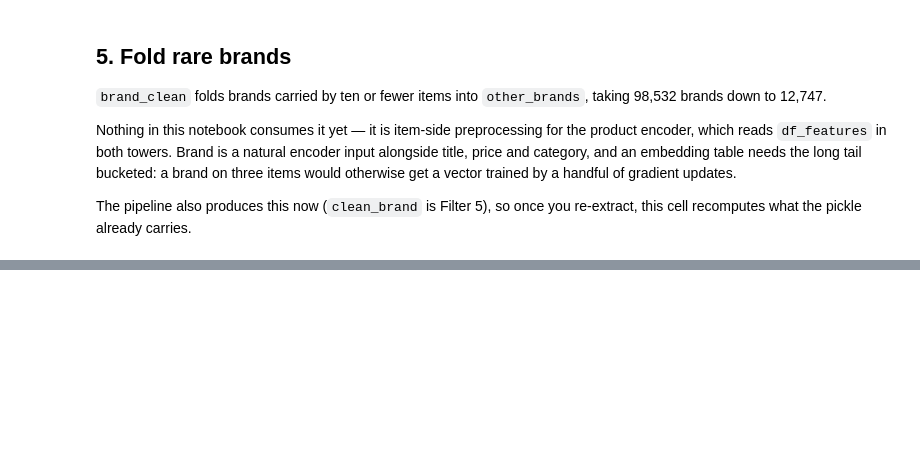
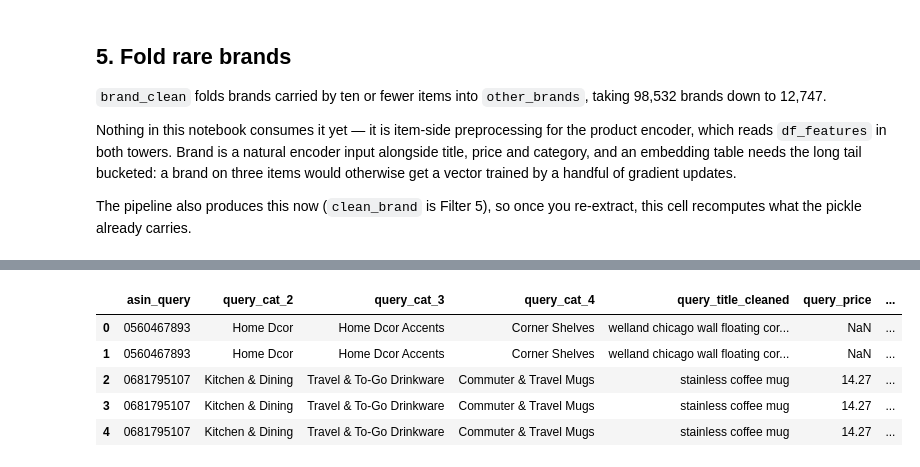
Before and after one commit to flamesmith/RecSystem, a Jupyter notebook: ttn/ttn_complementary.ipynb, the cells around one changed output, grey strips where cells are left out. Drawn from its saved outputs; the diff is of its cells as text; code cells hidden in the pictures; blank space fills up the shorter version.

```diff
--- a/ttn/ttn_complementary.ipynb
+++ b/ttn/ttn_complementary.ipynb
@@ -325,8 +341,18 @@ table_1 = directed_pairs("asinA", A_CATS, "asinB", B_CATS)   # asinA is source
 table_2 = directed_pairs("asinB", B_CATS, "asinA", A_CATS)   # asinB is source
 
 tower_pairs = pd.concat([table_1, table_2], ignore_index=True)
-for c in QUERY_CATS + TARGET_CATS:
-    tower_pairs[c] = tower_pairs[c].astype("category")
+
+# One shared category vocabulary per level, applied to BOTH sides.
+# Casting each column independently would give each its own category list, and
+# that breaks two things: `query_cat_3 == target_cat_3` raises "Categoricals can
+# only be compared if 'categories' are the same", and -- the real hazard -- the
+# .cat.codes disagree, so the same category would index a different row of a
+# shared embedding table depending on which tower it fed.
+for query_col, target_col in zip(QUERY_CATS, TARGET_CATS):
+    level = pd.CategoricalDtype(
+        sorted(set(tower_pairs[query_col]) | set(tower_pairs[target_col])))
+    tower_pairs[query_col] = tower_pairs[query_col].astype(level)
+    tower_pairs[target_col] = tower_pairs[target_col].astype(level)
 
 print(f"table 1 (asinA -> asinB) : {len(table_1):>12,}")
 print(f"table 2 (asinB -> asinA) : {len(table_2):>12,}")
@@ -336,6 +362,12 @@ print(f"distinct query items   : {tower_pairs['asin_query'].nunique():,}")
 print(f"distinct target items  : {tower_pairs['asin_target'].nunique():,}")
 print(f"memory                 : "
       f"{tower_pairs.memory_usage(deep=True).sum() / 1e6:,.0f} MB")
+
+# Both sides of a level now share one vocabulary, so they compare directly and
+# their codes mean the same thing in either tower.
+same_cat_3 = (tower_pairs["query_cat_3"] == tower_pairs["target_cat_3"])
+print(f"\nquery and target in the same cat_3 : {same_cat_3.sum():,} "
+      f"({same_cat_3.mean():.1%})")
 tower_pairs.head(10)
 # %% [output]
 table 1 (asinA -> asinB) :    1,458,143
@@ -402,0 +491,65 @@ print(df_features["brand_clean"].value_counts().head(10))
+# %%
+# --- Item attributes, one row per asin ------------------------------------
+# Source column in df_features -> the name it takes in tower_pairs.
+ITEM_ATTRS = {
+    "title_cleaned": "title_cleaned",
+    "price": "price",
+    "brand_clean": "brand_clean",
+    "Color": "color",
+    "Features": "features",
+    "Material": "material",
+    "Product_Type": "product_type",
+}
+CATEGORICAL_ITEM_ATTRS = ["title_cleaned", "brand_clean",
+                          "color", "features", "material", "product_type"]
+
+item_attrs = (df_features[["asin"] + list(ITEM_ATTRS)]
+              .rename(columns=ITEM_ATTRS))
+
+# '$37.00' -> 37.00, and the scraped-CSS values -> NaN
+item_attrs["price"] = pd.to_numeric(
+    item_attrs["price"].astype(str).str.replace(r"[$,]", "", regex=True),
+    errors="coerce",
+)
+print(f"price parsed : {item_attrs['price'].notna().sum():,} of "
+      f"{len(item_attrs):,} items ({item_attrs['price'].notna().mean():.1%}) | "
+      f"median ${item_attrs['price'].median():,.2f}")
+
+# --- Attach to both sides --------------------------------------------------
+# Assigned by `.map` rather than merged: assignment overwrites, so re-running
+# this cell on an already-enriched `tower_pairs` is safe. A merge would collide
+# with the columns it added last time and rename them to _x / _y, and the
+# lookups below would then fail with KeyError.
+attrs_by_asin = item_attrs.set_index("asin")
+for side in ("query", "target"):
+    asin = tower_pairs[f"asin_{side}"]
+    for attr in ITEM_ATTRS.values():
+        tower_pairs[f"{side}_{attr}"] = asin.map(attrs_by_asin[attr])
+
+# Shared vocabulary per attribute, exactly as in §4: an independent cast per
+# column would make the same value index a different embedding row depending
+# on which tower it fed.
+for attr in CATEGORICAL_ITEM_ATTRS:
+    q, t = f"query_{attr}", f"target_{attr}"
+    level = pd.CategoricalDtype(
+        sorted(set(tower_pairs[q].dropna().astype(str))
+               | set(tower_pairs[t].dropna().astype(str))))
+    tower_pairs[q] = tower_pairs[q].astype(level)
+    tower_pairs[t] = tower_pairs[t].astype(level)
+
+# Group each side's columns together.
+SIDE_COLS = ["asin_{s}", "{s}_cat_2", "{s}_cat_3", "{s}_cat_4",
+             "{s}_title_cleaned", "{s}_price", "{s}_brand_clean",
+             "{s}_color", "{s}_features", "{s}_material",
+             "{s}_product_type"]
+tower_pairs = tower_pairs[[c.format(s=s) for s in ("query", "target")
+                           for c in SIDE_COLS]]
+
+print(f"\ntower_pairs : {tower_pairs.shape}")
+for col in tower_pairs.columns:
+    nn = tower_pairs[col].notna().sum()
+    print(f"  {col:<24} {str(tower_pairs[col].dtype):<10} "
+          f"{nn / len(tower_pairs):>6.1%} non-null")
+print(f"\nmemory: {tower_pairs.memory_usage(deep=True).sum() / 1e6:,.0f} MB")
+tower_pairs.head(5)
+# %% [output]
@@ -402,0 +573,6 @@ print(df_features["brand_clean"].value_counts().head(10))
+|  | asin_query | query_cat_2 | query_cat_3 | query_cat_4 | query_title_cleaned | query_price | ... |
+| 0 | 0560467893 | Home Dcor | Home Dcor Accents | Corner Shelves | welland chicago wall floating cor... | NaN | ... |
+| 1 | 0560467893 | Home Dcor | Home Dcor Accents | Corner Shelves | welland chicago wall floating cor... | NaN | ... |
+| 2 | 0681795107 | Kitchen & Dining | Travel & To-Go Drinkware | Commuter & Travel Mugs | stainless coffee mug | 14.27 | ... |
+| 3 | 0681795107 | Kitchen & Dining | Travel & To-Go Drinkware | Commuter & Travel Mugs | stainless coffee mug | 14.27 | ... |
+| 4 | 0681795107 | Kitchen & Dining | Travel & To-Go Drinkware | Commuter & Travel Mugs | stainless coffee mug | 14.27 | ... |
```
Also changed, not shown: parts of 12 cells of this notebook.
